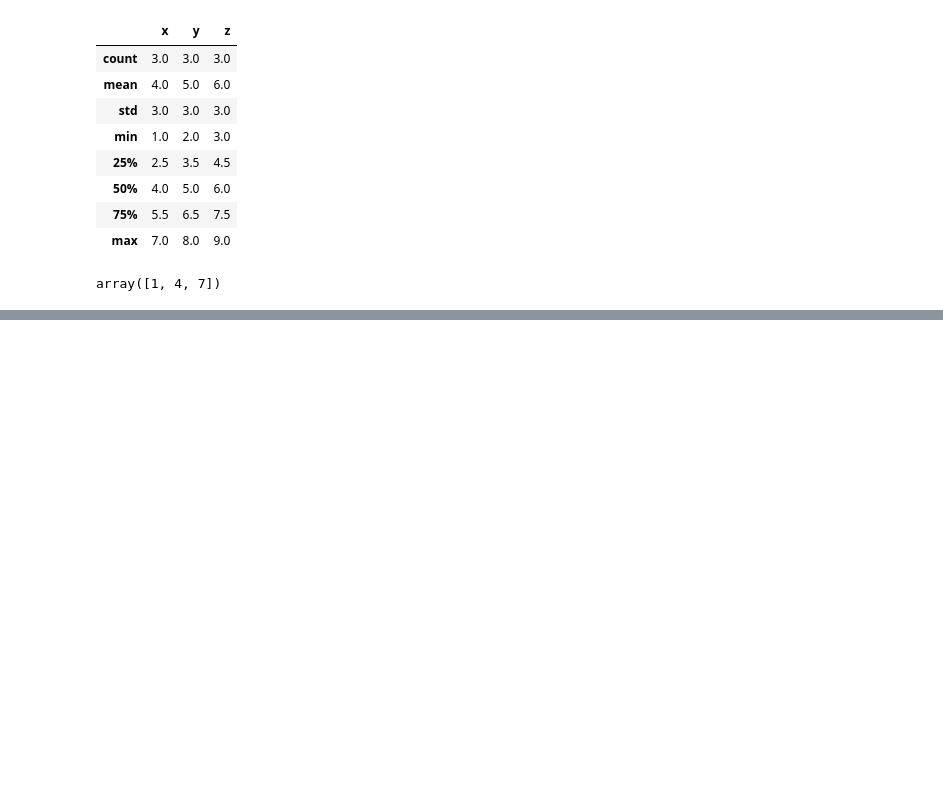
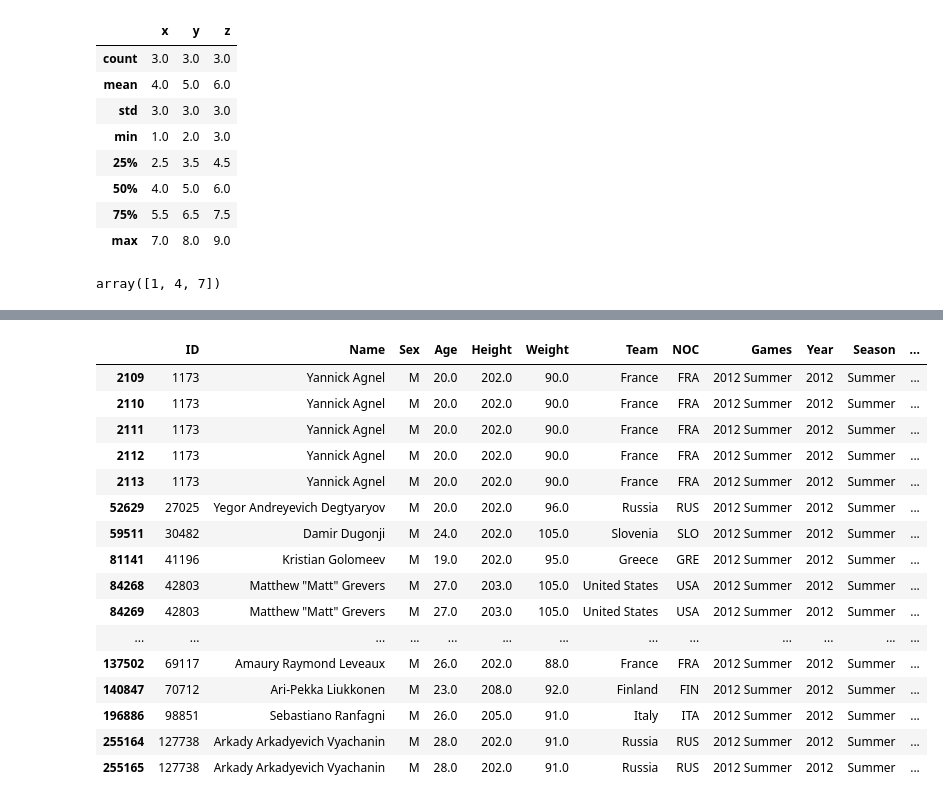
Before and after one commit to DEVA266/Projects, a Jupyter notebook: mypandas.ipynb, the cells around one changed output, grey strips where cells are left out. Saved outputs shown, nothing was run; the diff lists cells and outputs as text; code cells hidden in the pictures; blank space fills up the shorter version.

```diff
--- a/mypandas.ipynb
+++ b/mypandas.ipynb
@@ -82,0 +80,3 @@ FileNotFoundError: [Errno 2] No such file or directory: 'coffee.csv'
+# %%
+data = p.read_csv("athlete_events.csv")
+data.head()
@@ -82,0 +148,21 @@ FileNotFoundError: [Errno 2] No such file or directory: 'coffee.csv'
+# %%
+
+data[(data["Height"] > 200) & (data["Year"] > 2000) & (data["Games"] == "2012 Summer") & (data["City"] == "London") & (data["Sport"] == "Swimming") ]
+# %% [output]
+|  | ID | Name | Sex | Age | Height | Weight | Team | NOC | Games | Year | Season | ... |
+| 2109 | 1173 | Yannick Agnel | M | 20.0 | 202.0 | 90.0 | France | FRA | 2012 Summer | 2012 | Summer | ... |
+| 2110 | 1173 | Yannick Agnel | M | 20.0 | 202.0 | 90.0 | France | FRA | 2012 Summer | 2012 | Summer | ... |
+| 2111 | 1173 | Yannick Agnel | M | 20.0 | 202.0 | 90.0 | France | FRA | 2012 Summer | 2012 | Summer | ... |
+| 2112 | 1173 | Yannick Agnel | M | 20.0 | 202.0 | 90.0 | France | FRA | 2012 Summer | 2012 | Summer | ... |
+| 2113 | 1173 | Yannick Agnel | M | 20.0 | 202.0 | 90.0 | France | FRA | 2012 Summer | 2012 | Summer | ... |
+| 52629 | 27025 | Yegor Andreyevich Degtyaryov | M | 20.0 | 202.0 | 96.0 | Russia | RUS | 2012 Summer | 2012 | Summer | ... |
+| 59511 | 30482 | Damir Dugonji | M | 24.0 | 202.0 | 105.0 | Slovenia | SLO | 2012 Summer | 2012 | Summer | ... |
+| 81141 | 41196 | Kristian Golomeev | M | 19.0 | 202.0 | 95.0 | Greece | GRE | 2012 Summer | 2012 | Summer | ... |
+| 84268 | 42803 | Matthew "Matt" Grevers | M | 27.0 | 203.0 | 105.0 | United States | USA | 2012 Summer | 2012 | Summer | ... |
+| 84269 | 42803 | Matthew "Matt" Grevers | M | 27.0 | 203.0 | 105.0 | United States | USA | 2012 Summer | 2012 | Summer | ... |
+| ... | ... | ... | ... | ... | ... | ... | ... | ... | ... | ... | ... | ... |
+| 137502 | 69117 | Amaury Raymond Leveaux | M | 26.0 | 202.0 | 88.0 | France | FRA | 2012 Summer | 2012 | Summer | ... |
+| 140847 | 70712 | Ari-Pekka Liukkonen | M | 23.0 | 208.0 | 92.0 | Finland | FIN | 2012 Summer | 2012 | Summer | ... |
+| 196886 | 98851 | Sebastiano Ranfagni | M | 26.0 | 205.0 | 91.0 | Italy | ITA | 2012 Summer | 2012 | Summer | ... |
+| 255164 | 127738 | Arkady Arkadyevich Vyachanin | M | 28.0 | 202.0 | 91.0 | Russia | RUS | 2012 Summer | 2012 | Summer | ... |
+| 255165 | 127738 | Arkady Arkadyevich Vyachanin | M | 28.0 | 202.0 | 91.0 | Russia | RUS | 2012 Summer | 2012 | Summer | ... |
```
Also changed, not shown: parts of 11 cells of this notebook, 1 other file.
